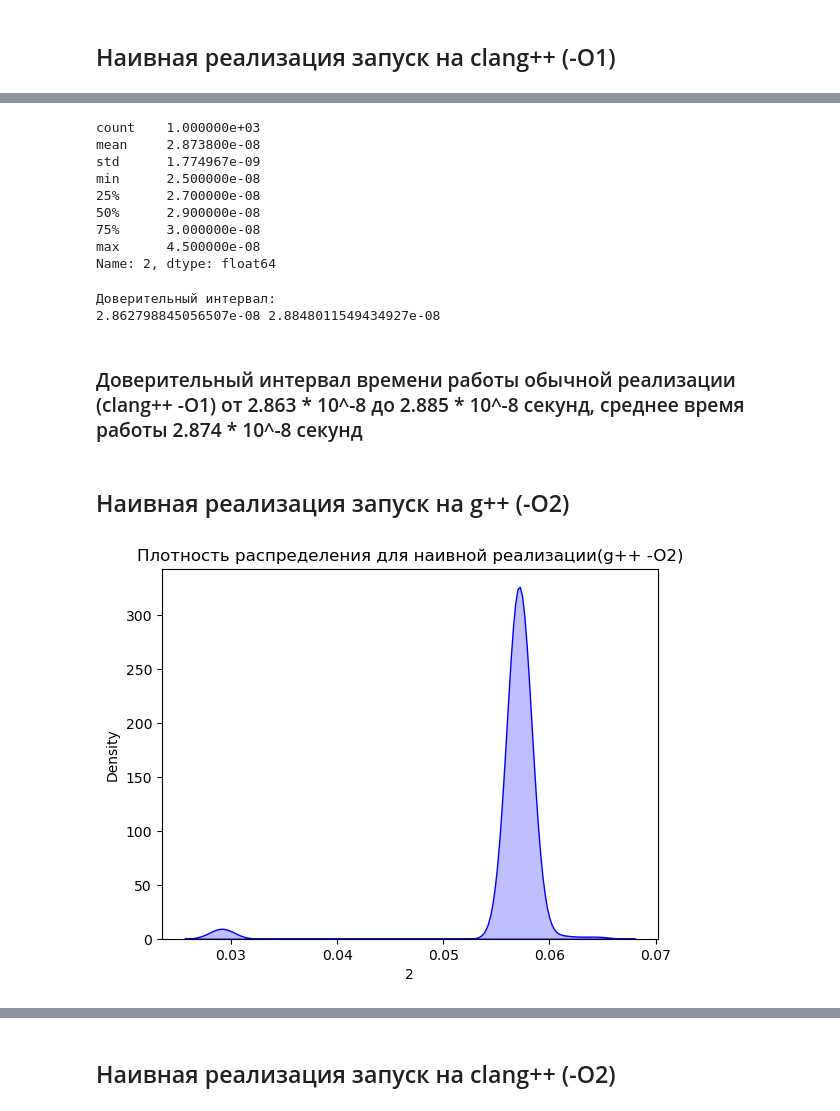
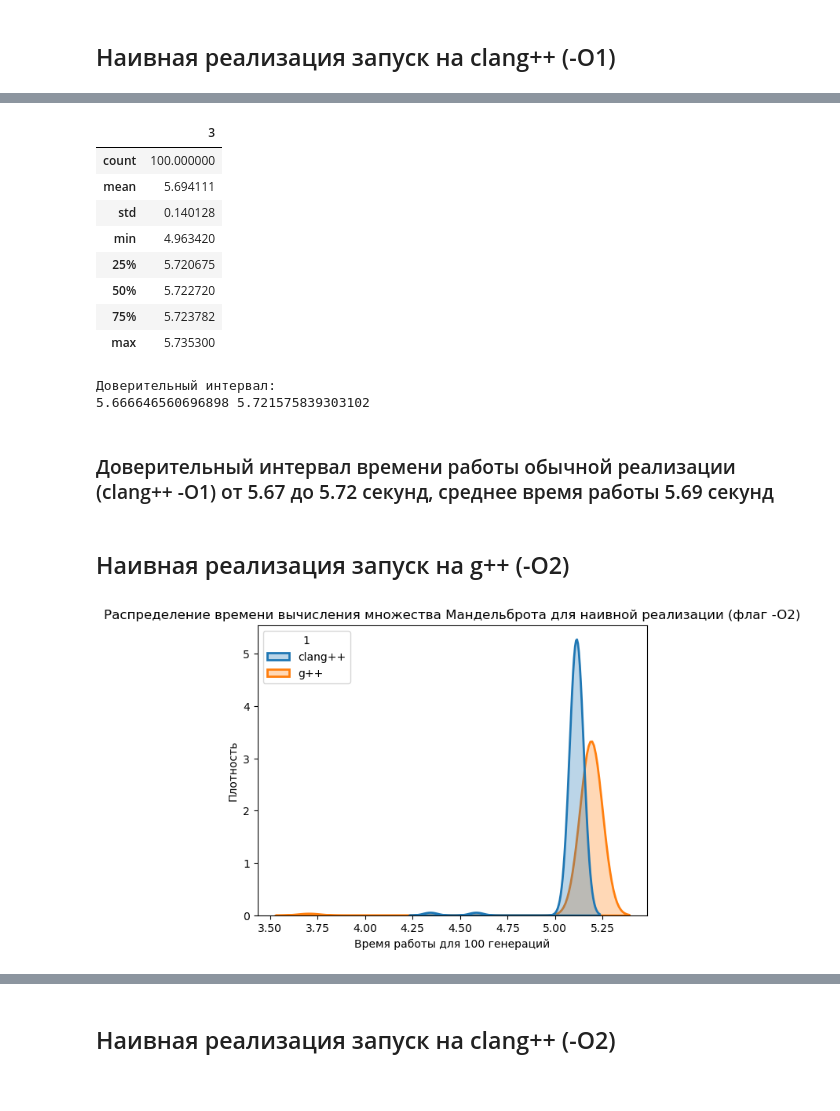
Before and after one commit to margocat57/Mandelbrot, a Jupyter notebook: analys.ipynb, the cells around one changed output, grey strips where cells are left out. Cells and saved outputs as stored; diff of their text form; code cells hidden in the pictures.

```diff
--- a/analys.ipynb
+++ b/analys.ipynb
@@ -93,5 +3,7 @@ print(lower, upper)
 # %% [markdown]
 ## Наивная реализация запуск на g++ (-O1)
 # %%
-df1 = pd.read_csv("results/results_v1_O1.csv", header=None, sep=";")
+import pandas as pd
+
+df = pd.read_csv("results.csv", header=None, sep=";")
 # %%
@@ -145,19 +75,25 @@ plt.show()
 # %%
+subset1_1_c = df[
+    (df.iloc[:,0] == "mandelbrot1") &
+    (df.iloc[:,2] == "O1") &
+    (df.iloc[:,1] == "clang++" )
+]
+
 subset1_1_c.describe()
 # %% [output]
-count    1.000000e+03
-mean     2.873800e-08
-std      1.774967e-09
-min      2.500000e-08
-25%      2.700000e-08
-50%      2.900000e-08
-75%      3.000000e-08
-max      4.500000e-08
-Name: 2, dtype: float64
+|  | 3 |
+| count | 100.000000 |
+| mean | 5.694111 |
+| std | 0.140128 |
+| min | 4.963420 |
+| 25% | 5.720675 |
+| 50% | 5.722720 |
+| 75% | 5.723782 |
+| max | 5.735300 |
 # %%
-mean = np.mean(subset1_1_c)
-std = np.std(subset1_1_c, ddof=1)
-n = len(subset1_1_c)
+mean = np.mean(subset1_1_c.iloc[:,3])
+std = np.std(subset1_1_c.iloc[:,3], ddof=1)
+n = len(subset1_1_c.iloc[:,3])
 
 alpha = 0.05
 z = norm.ppf(1 - alpha/2)
@@ -169,8 +105,8 @@ print("Доверительный интервал:")
 print(lower, upper)
 # %% [output]
 Доверительный интервал:
-2.862798845056507e-08 2.8848011549434927e-08
+5.666646560696898 5.721575839303102
 # %% [markdown]
-### Доверительный интервал времени работы обычной реализации (clang++ -O1) от 2.863 * 10^-8 до 2.885 * 10^-8 секунд, среднее время работы 2.874 * 10^-8 секунд
+### Доверительный интервал времени работы обычной реализации (clang++ -O1) от 5.67 до 5.72 секунд, среднее время работы 5.69 секунд
 # %% [markdown]
 ## Наивная реализация запуск на g++ (-O2)
@@ -179,9 +113,23 @@ df2 = pd.read_csv("results/results_v1_O2.csv", header=None, sep=";")
 # %%
-subset1_2_g = df2[df2.iloc[:, 1] == "g++"].iloc[:, 2]
+filtered = df[
+    (df.iloc[:,0] == "mandelbrot1") &
+    (df.iloc[:,2] == "O2") &
+    (df.iloc[:,1].isin(["clang++", "g++"]))
+]
 
-sns.kdeplot(subset1_2_g, fill=True, color="blue")
-plt.title("Плотность распределения для наивной реализации(g++ -O2)")
+sns.kdeplot(
+    data=filtered,
+    x=filtered.iloc[:,3],
+    hue=filtered.iloc[:,1],
+    fill=True,
+    alpha=0.3,
+    linewidth=2
+)
+
+plt.xlabel("Время работы для 100 генераций")
+plt.ylabel("Плотность")
+plt.title("Распределение времени вычисления множества Мандельброта для наивной реализации (флаг -O2)")
 plt.show()
 # %% [output]
-[figure, old version]
+[figure, new version]
 # %%
```
Also changed, not shown: parts of 112 cells of this notebook, 23 other files.
